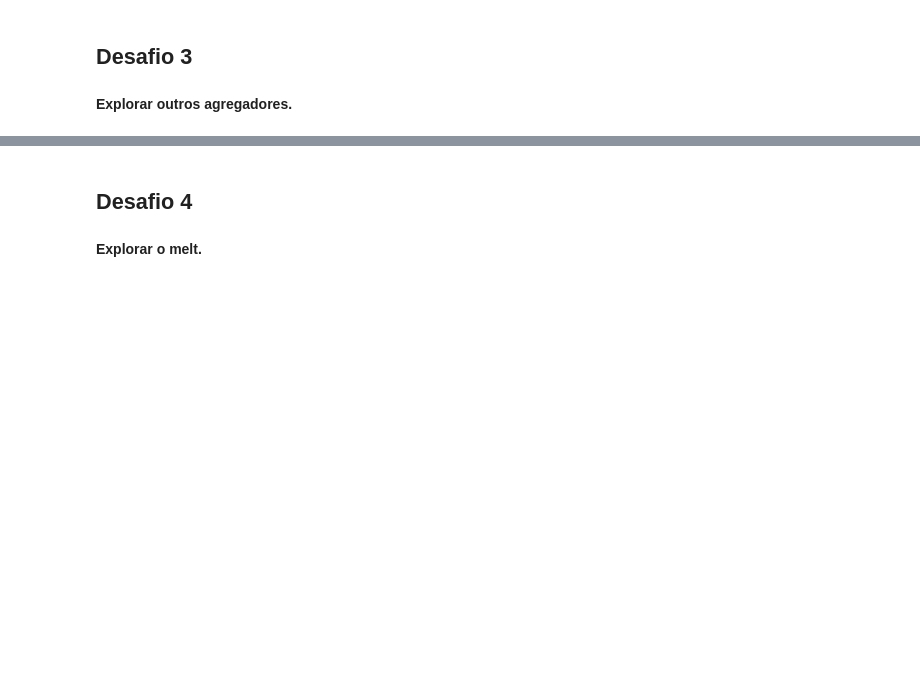
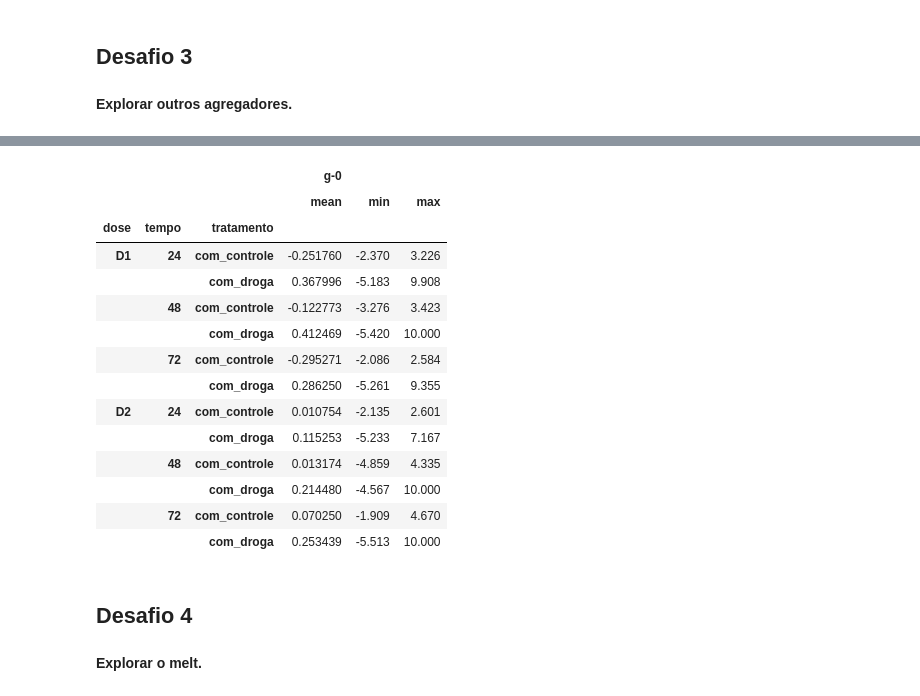
Before and after one commit to LincolnVS/ImersaoDadosAlura, a Jupyter notebook: Aula_03_Desafios.ipynb, the cells around one changed output, grey strips where cells are left out. Saved outputs shown, nothing was run; the diff lists cells and outputs as text; code cells hidden in the pictures; blank space fills up the shorter version.

```diff
--- a/Aula_03_Desafios.ipynb
+++ b/Aula_03_Desafios.ipynb
@@ -45,3 +193,21 @@ dados = pd.read_csv(url_dados, compression = 'zip')
+# %%
+dados.groupby(by=['dose','tempo','tratamento'])[['g-0']].agg(['mean','min','max'])
+# %% [output]
+|  |  |  | g-0 |  |  |
+|  |  |  | mean | min | max |
+| dose | tempo | tratamento |  |  |  |
+| D1 | 24 | com_controle | -0.251760 | -2.370 | 3.226 |
+|  |  | com_droga | 0.367996 | -5.183 | 9.908 |
+|  | 48 | com_controle | -0.122773 | -3.276 | 3.423 |
+|  |  | com_droga | 0.412469 | -5.420 | 10.000 |
+|  | 72 | com_controle | -0.295271 | -2.086 | 2.584 |
+|  |  | com_droga | 0.286250 | -5.261 | 9.355 |
+| D2 | 24 | com_controle | 0.010754 | -2.135 | 2.601 |
+|  |  | com_droga | 0.115253 | -5.233 | 7.167 |
+|  | 48 | com_controle | 0.013174 | -4.859 | 4.335 |
+|  |  | com_droga | 0.214480 | -4.567 | 10.000 |
+|  | 72 | com_controle | 0.070250 | -1.909 | 4.670 |
+|  |  | com_droga | 0.253439 | -5.513 | 10.000 |
 # %% [markdown]
 ## Desafio 4
 # %% [markdown]
```
Also changed, not shown: parts of 24 cells of this notebook.
